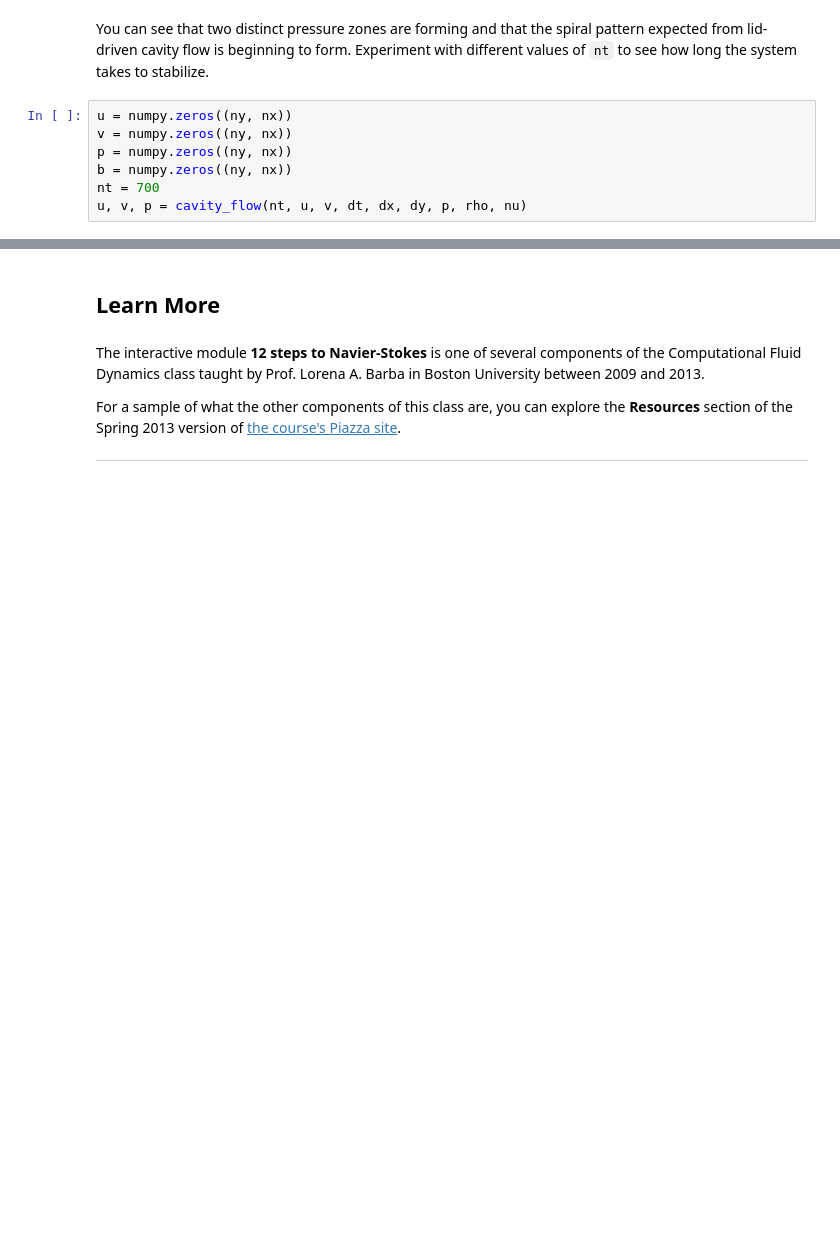
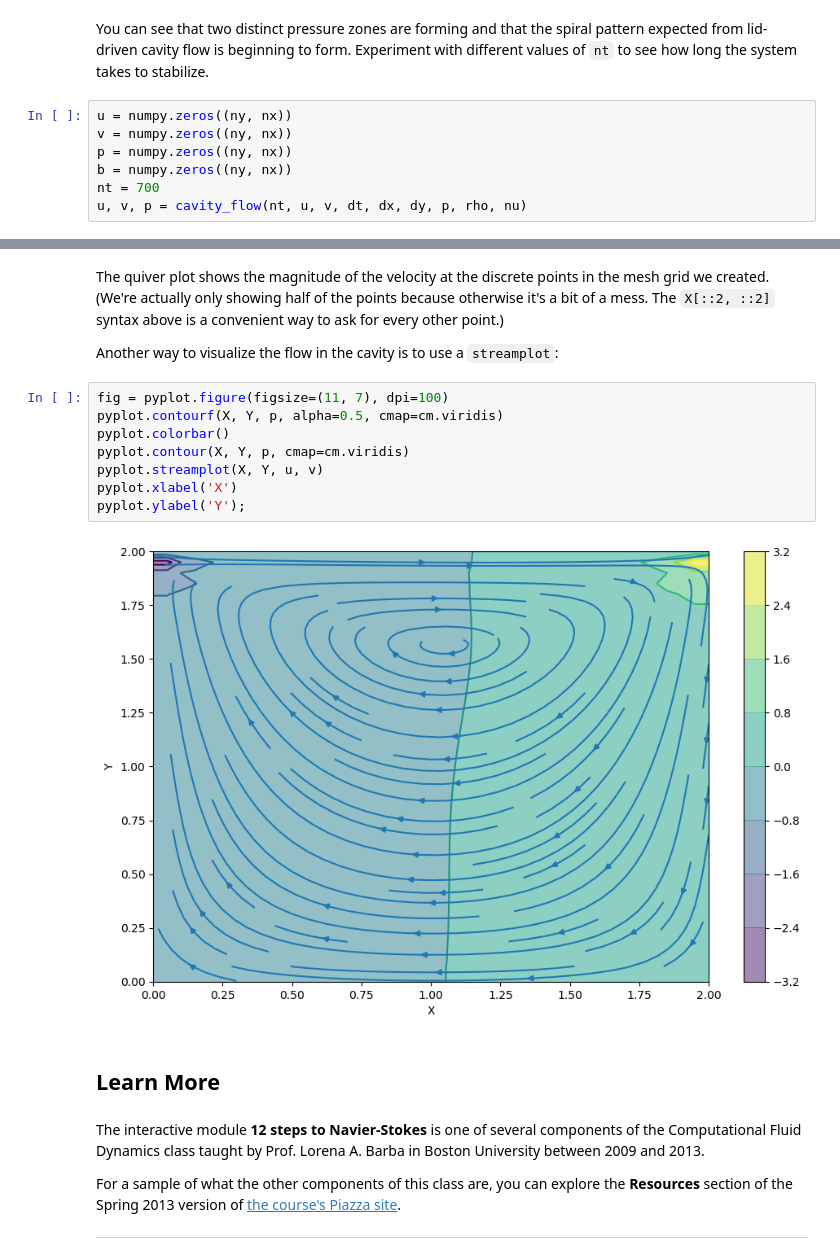
Before and after one commit to barbagroup/CFDPython, a Jupyter notebook: lessons/14_Step_11.ipynb, the cells around one changed output, grey strips where cells are left out. Saved outputs shown, nothing was run; the diff lists cells and outputs as text; blank space fills up the shorter version.

Commit message:
Add streamplot of cavity flow
This is in addition to the `quiver` plot that was already there.

```diff
--- a/lessons/14_Step_11.ipynb
+++ b/lessons/14_Step_11.ipynb
@@ -255,3 +255,18 @@ pyplot.ylabel('Y');
+# %% [markdown]
+The quiver plot shows the magnitude of the velocity at the discrete points in the mesh grid we created.
+(We're actually only showing half of the points because otherwise it's a bit of a mess.  The `X[::2, ::2]` syntax above is a convenient way to ask for every other point.)
+
+Another way to visualize the flow in the cavity is to use a `streamplot`:
+# %%
+fig = pyplot.figure(figsize=(11, 7), dpi=100)
+pyplot.contourf(X, Y, p, alpha=0.5, cmap=cm.viridis)
+pyplot.colorbar()
+pyplot.contour(X, Y, p, cmap=cm.viridis)
+pyplot.streamplot(X, Y, u, v)
+pyplot.xlabel('X')
+pyplot.ylabel('Y');
+# %% [output]
+[figure, added]
 # %% [markdown]
 ## Learn More
 # %% [markdown]
```
Also changed, not shown: parts of 2 cells of this notebook.
